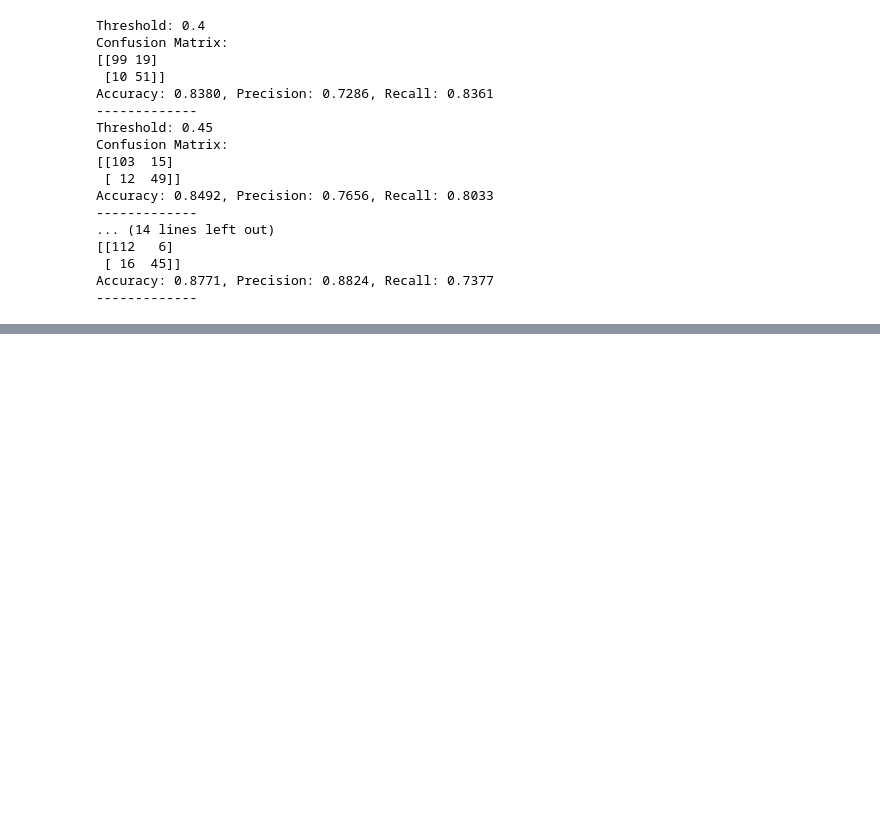
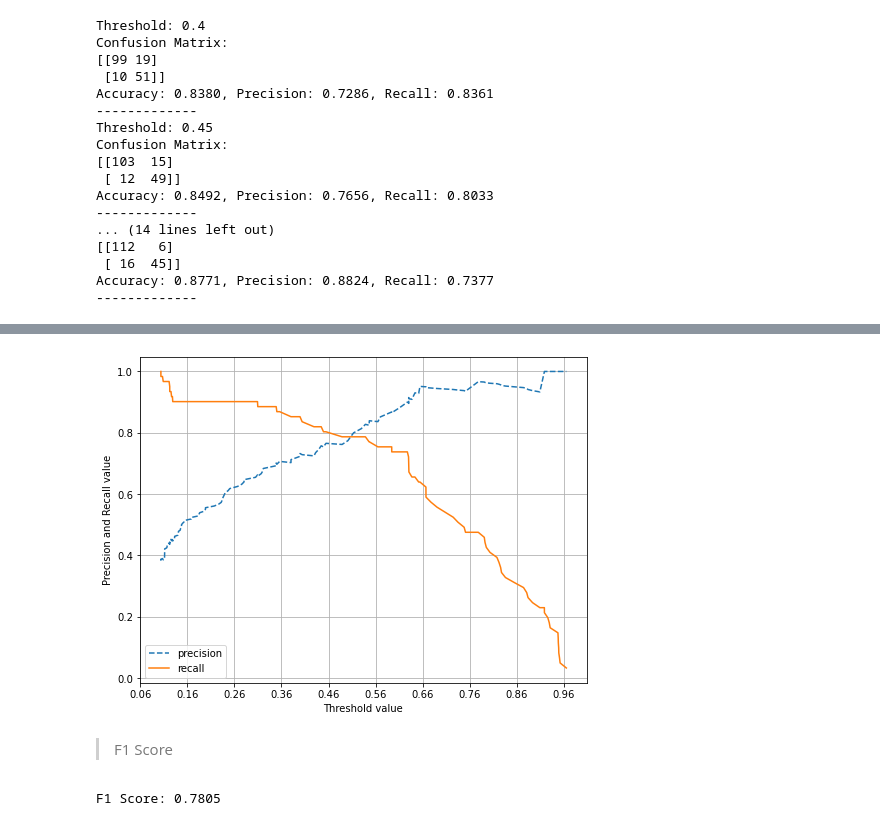
Before and after one commit to Yubin-Hong/python_machine_learning_guide, a Jupyter notebook: 3_Evalutaion.ipynb, the cells around one changed output, grey strips where cells are left out. Drawn from its saved outputs; the diff is of its cells as text; code cells hidden in the pictures; blank space fills up the shorter version.

```diff
--- a/3_Evalutaion.ipynb
+++ b/3_Evalutaion.ipynb
@@ -269,0 +320,20 @@ Accuracy: 0.8771, Precision: 0.8824, Recall: 0.7377
+# %%
+from sklearn.metrics import precision_recall_curve
+
+pred_proba_class1 = LogReg.predict_proba(X_test)[:, 1]
+precisions, recalls, thresholds = precision_recall_curve(
+    Y_test, pred_proba_class1)
+print('Shape of Thresholds:', thresholds.shape)
+
+thr_index = np.arange(0,thresholds.shape[0], 15)
+print("Sampled Thresholds' index:\n", thr_index, sep='')
+print("Sampled Thresholds\n", np.round(thresholds[thr_index],4), sep='')
+print("Precision for each Thresholds\n:", np.round(precisions[thr_index],4), sep='')
+print("Recall for each Thresholds:\n", np.round(recalls[thr_index],4), sep='')
+
+prc_dict = {}
+for i in thr_index:
+    prc_dict[thresholds[i]] = precisions[i], recalls[i]
+prc_df = pd.DataFrame(prc_dict)
+prc_df.index = ['Precision', 'Recall']
+prc_df
@@ -269,0 +353,35 @@ Accuracy: 0.8771, Precision: 0.8824, Recall: 0.7377
+# %%
+import matplotlib.pyplot as plt
+import matplotlib.ticker as ticker
+%matplotlib inline
+
+pred_proba_class1 = LogReg.predict_proba(X_test)[:, 1]
+
+def precision_recall_curve_plot(Y_test, pred_proba_class1):
+    precisions, recalls, thresholds = precision_recall_curve(Y_test, pred_proba_class1)
+
+    plt.figure(figsize=(8,6))
+    threshold_boundary = thresholds.shape[0]
+    plt.plot(thresholds, precisions[:threshold_boundary], linestyle='--', label='precision')
+    plt.plot(thresholds, recalls[:threshold_boundary], label='recall')
+
+    start, end = plt.xlim()
+    plt.xticks(np.round(np.arange(start, end, 0.1), 2))
+
+    plt.xlabel('Threshold value')
+    plt.ylabel('Precision and Recall value')
+    plt.legend()
+    plt.grid()
+    plt.show()
+
+precision_recall_curve_plot(Y_test, pred_proba_class1)
+# %% [output]
+[figure, added]
+# %% [markdown]
+>F1 Score
+# %%
+from sklearn.metrics import f1_score
+f1 = f1_score(Y_test, pred)
+print('F1 Score:', np.round(f1, 4))
+# %% [output]
+F1 Score: 0.7805
```
Also changed, not shown: parts of 8 cells of this notebook.
